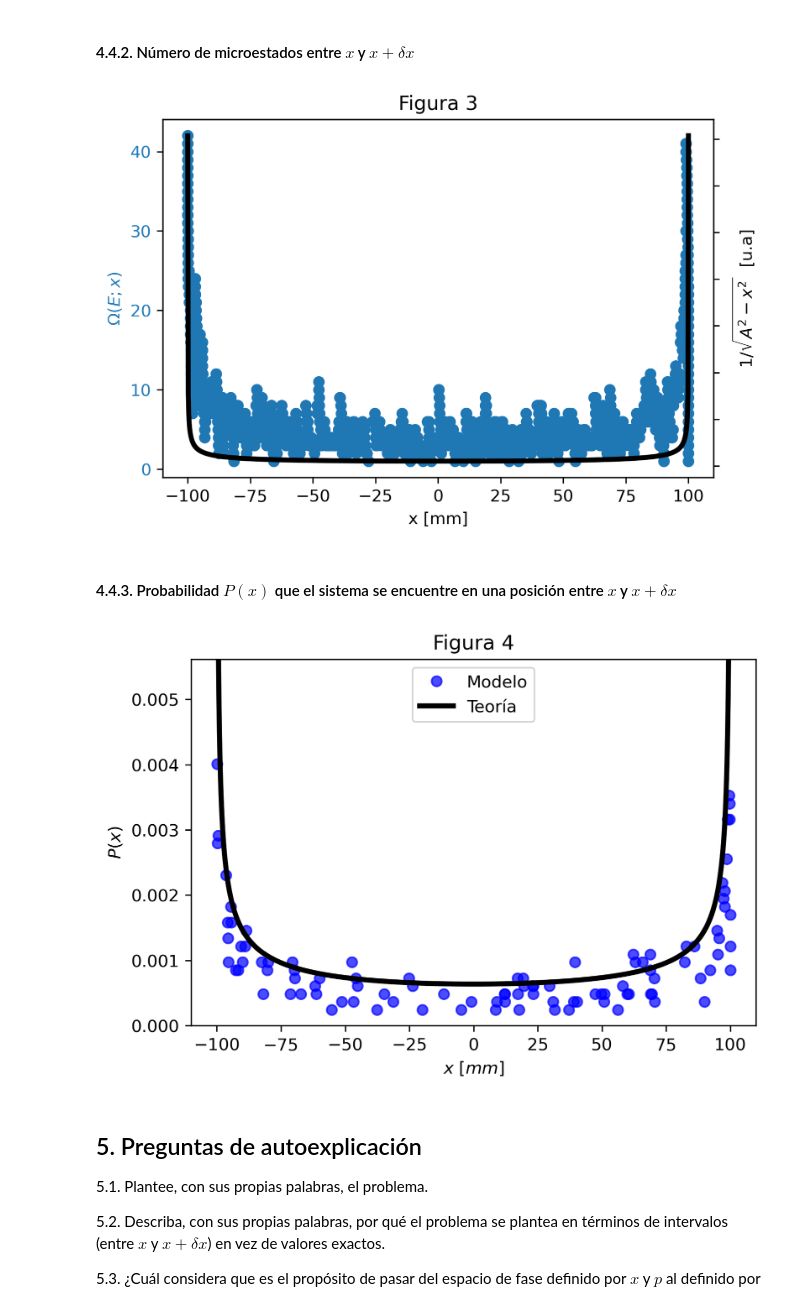
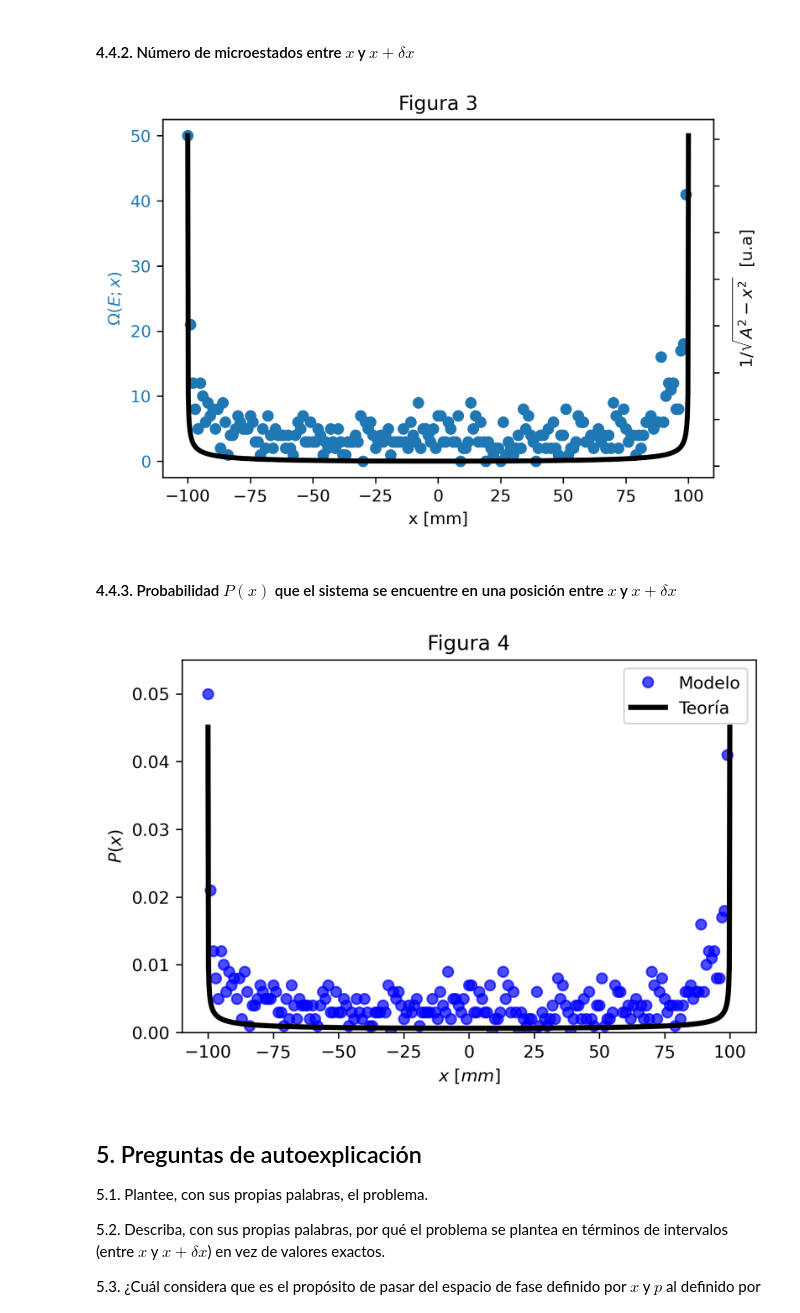
Before and after one commit to davidalejandromiranda/StatisticalPhysics, a Jupyter notebook: notebooks/es_PenduloSimpleEspacioFase.ipynb, the cells around one changed output. Cells and saved outputs as stored; diff of their text form; code cells hidden in the pictures.

```diff
--- a/notebooks/es_PenduloSimpleEspacioFase.ipynb
+++ b/notebooks/es_PenduloSimpleEspacioFase.ipynb
@@ -97,20 +97,21 @@ Tmax = 2 * np.pi / w; dT = Tmax / ( N-1 )
 T = np.random.uniform(low=0, high=Tmax+dT, size=N)
 X = A * np.sin(w * T)
 # %%
-def omega(x, dx = delta_x):
-    Om = [np.count_nonzero( ( X >= xi ) & ( X < xi + dx)) for xi in x]
-    return np.array(Om)
+def omega(X, dx = delta_x):
+    xb = np.arange(-A, A, delta_x)
+    Ob = [np.count_nonzero( ( X >= xi ) & ( X < xi + dx)) for xi in xb]
+    return np.array(xb), np.array(Ob)
 # %% [markdown]
 #### 4.4.2. Número de microestados entre $x$ y $x + \delta x$
 # %%
-Omega_x = omega(X)
+x_x, Omega_x = omega(X)
 Omega = sum(Omega_x)
 # %%
 fig, ax1 = plt.subplots(dpi=300)
 color = 'tab:blue'
 ax1.set_xlabel('x [mm]')
 ax1.set_ylabel(r'$\Omega(E; x)$', color=color)
-ax1.plot(1e3*X, Omega_x, 'o', color=color)
+ax1.plot(1e3*x_x, Omega_x, 'o', color=color)
 ax1.tick_params(axis='y', labelcolor=color)
 
 ax2 = ax1.twinx()
@@ -121,22 +122,21 @@ ax2.set_yticklabels([])
 
 _ = plt.title('Figura 3')
 # %% [output]
-[figure, old version]
+[figure, new version]
 # %% [markdown]
 #### 4.4.3. Probabilidad $P(x)$ que el sistema se encuentre en una posición entre $x$ y $x + \delta x$
 # %%
 P_ens = Omega_x / Omega
-k = np.int16(np.linspace(0, N-1, min(100, N)))
 plt.figure(dpi=300)
-plt.plot(1e3*X[k], P_ens[k], 'ob', label='Modelo', alpha=0.7)
+plt.plot(1e3*x_x, P_ens, 'ob', label='Modelo', alpha=0.7)
 plt.plot(1e3*x, P_teo, 'k', lw=3, label='Teoría')
 plt.xlabel(r'$x$ $[mm]$')
 plt.ylabel(r'$P(x)$')
 plt.axis([-1.1e3*A, 1.1e3*A, 0, 1.1*max(P_ens)])
 plt.legend()
 _ = plt.title('Figura 4')
 # %% [output]
-[figure, old version]
+[figure, new version]
 # %% [markdown]
 ## 5. Preguntas de autoexplicación
 
```
